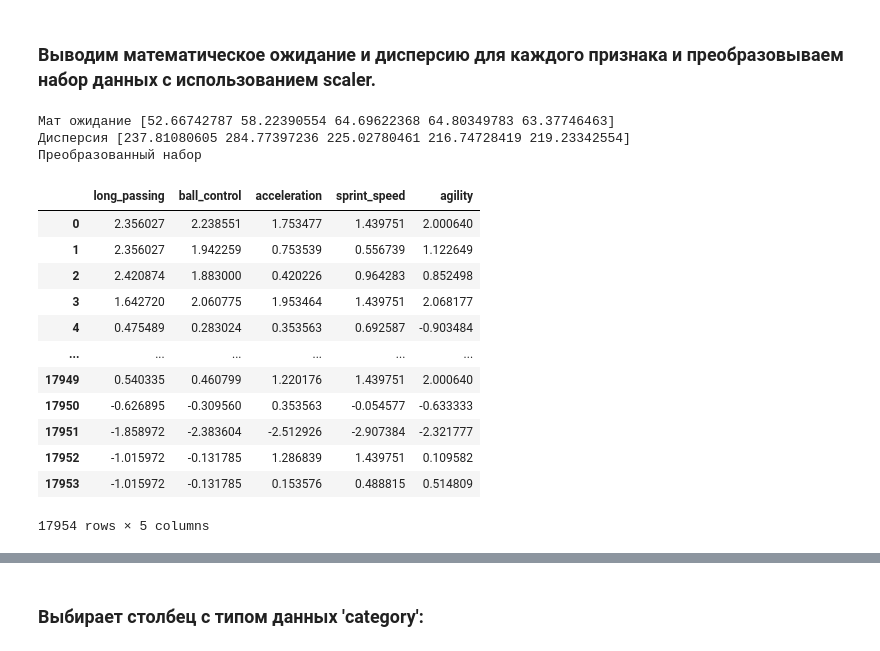
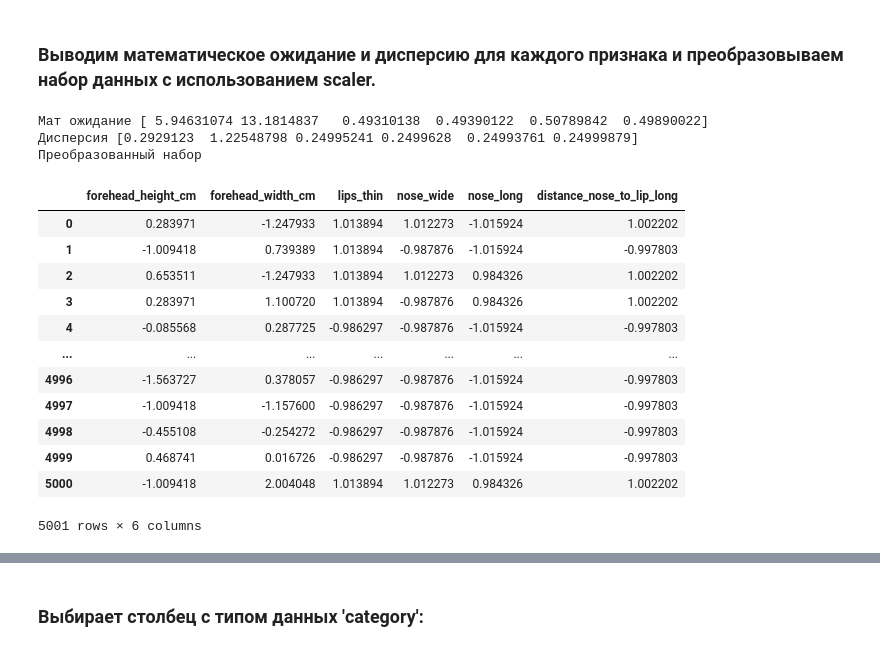
Before and after one commit to dsvishchev/education, a Jupyter notebook: feature_coding.ipynb, the cells around one changed output, grey strips where cells are left out. Saved outputs shown, nothing was run; the diff lists cells and outputs as text; code cells hidden in the pictures.

```diff
--- a/feature_coding.ipynb
+++ b/feature_coding.ipynb
@@ -5,6 +5,8 @@ import pandas as pd
 from sklearn.preprocessing import StandardScaler
 import numpy as np
 # %%
-df = pd.read_csv("datasets/fifa_players.csv")
-df.head(10)
+df = pd.read_csv("datasets/gender_classification.csv")
+cols = ['forehead_height_cm', 'forehead_width_cm', 'lips_thin', 'nose_wide', 'nose_long', 'distance_nose_to_lip_long']
+df = df[cols]
+df
 # %% [output]
@@ -23,6 +26,6 @@ df.head(10)
 # %% [markdown]
 ### Выбираем столбцы с индаксами с 8 до 12
 # %%
-X_train = df.iloc[:,30:35]
+X_train = df.iloc[:, :]
 X_train
 # %% [output]
@@ -51,24 +55,24 @@ StandardScaler()
 # %%
 print('Мат ожидание', scaler.mean_)
 print('Дисперсия', scaler.var_)
 print('Преобразованный набор')
 arr = scaler.transform(X_train)
-DfTr = pd.DataFrame(arr, columns=['long_passing', 'ball_control',	'acceleration',	'sprint_speed',	'agility'])
+DfTr = pd.DataFrame(arr, columns=cols)
 DfTr
 # %% [output]
-Мат ожидание [52.66742787 58.22390554 64.69622368 64.80349783 63.37746463]
-Дисперсия [237.81080605 284.77397236 225.02780461 216.74728419 219.23342554]
+Мат ожидание [ 5.94631074 13.1814837   0.49310138  0.49390122  0.50789842  0.49890022]
+Дисперсия [0.2929123  1.22548798 0.24995241 0.2499628  0.24993761 0.24999879]
 Преобразованный набор
-|  | long_passing | ball_control | acceleration | sprint_speed | agility |
-| 0 | 2.356027 | 2.238551 | 1.753477 | 1.439751 | 2.000640 |
-| 1 | 2.356027 | 1.942259 | 0.753539 | 0.556739 | 1.122649 |
-| 2 | 2.420874 | 1.883000 | 0.420226 | 0.964283 | 0.852498 |
-| 3 | 1.642720 | 2.060775 | 1.953464 | 1.439751 | 2.068177 |
-| 4 | 0.475489 | 0.283024 | 0.353563 | 0.692587 | -0.903484 |
-| ... | ... | ... | ... | ... | ... |
-| 17949 | 0.540335 | 0.460799 | 1.220176 | 1.439751 | 2.000640 |
-| 17950 | -0.626895 | -0.309560 | 0.353563 | -0.054577 | -0.633333 |
-| 17951 | -1.858972 | -2.383604 | -2.512926 | -2.907384 | -2.321777 |
-| 17952 | -1.015972 | -0.131785 | 1.286839 | 1.439751 | 0.109582 |
-| 17953 | -1.015972 | -0.131785 | 0.153576 | 0.488815 | 0.514809 |
+|  | forehead_height_cm | forehead_width_cm | lips_thin | nose_wide | nose_long | distance_nose_to_lip_long |
+| 0 | 0.283971 | -1.247933 | 1.013894 | 1.012273 | -1.015924 | 1.002202 |
+| 1 | -1.009418 | 0.739389 | 1.013894 | -0.987876 | -1.015924 | -0.997803 |
+| 2 | 0.653511 | -1.247933 | 1.013894 | 1.012273 | 0.984326 | 1.002202 |
+| 3 | 0.283971 | 1.100720 | 1.013894 | -0.987876 | 0.984326 | 1.002202 |
+| 4 | -0.085568 | 0.287725 | -0.986297 | -0.987876 | -1.015924 | -0.997803 |
+| ... | ... | ... | ... | ... | ... | ... |
+| 4996 | -1.563727 | 0.378057 | -0.986297 | -0.987876 | -1.015924 | -0.997803 |
+| 4997 | -1.009418 | -1.157600 | -0.986297 | -0.987876 | -1.015924 | -0.997803 |
+| 4998 | -0.455108 | -0.254272 | -0.986297 | -0.987876 | -1.015924 | -0.997803 |
+| 4999 | 0.468741 | 0.016726 | -0.986297 | -0.987876 | -1.015924 | -0.997803 |
+| 5000 | -1.009418 | 2.004048 | 1.013894 | 1.012273 | 0.984326 | 1.002202 |
-17954 rows × 5 columns
+5001 rows × 6 columns
```
Also changed, not shown: parts of 12 cells of this notebook.
